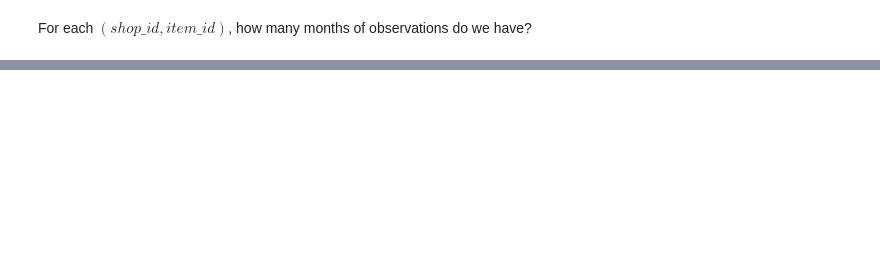
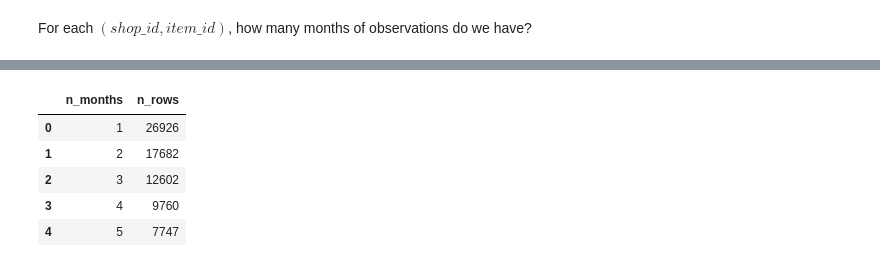
Before and after one commit to guihigashi/kaggle-pfs, a Jupyter notebook: notebooks/01-exploratory.ipynb, the cells around one changed output, grey strips where cells are left out. Saved outputs shown, nothing was run; the diff lists cells and outputs as text; code cells hidden in the pictures; blank space fills up the shorter version.

```diff
--- a/notebooks/01-exploratory.ipynb
+++ b/notebooks/01-exploratory.ipynb
@@ -178,0 +174,18 @@ sns.barplot(data=df, x="n_months", y="p", color=sns.color_palette()[0], ax=ax)
+# %%
+df = spark.sql(
+    """
+select n_months, count(*) as n_rows
+from summary_test
+where item_cnt is not null
+group by n_months
+order by n_months
+"""
+).toPandas()
+df.head()
+# %% [output]
+|  | n_months | n_rows |
+| 0 | 1 | 26926 |
+| 1 | 2 | 17682 |
+| 2 | 3 | 12602 |
+| 3 | 4 | 9760 |
+| 4 | 5 | 7747 |
```
Also changed, not shown: parts of 32 cells of this notebook, 1 other file.
